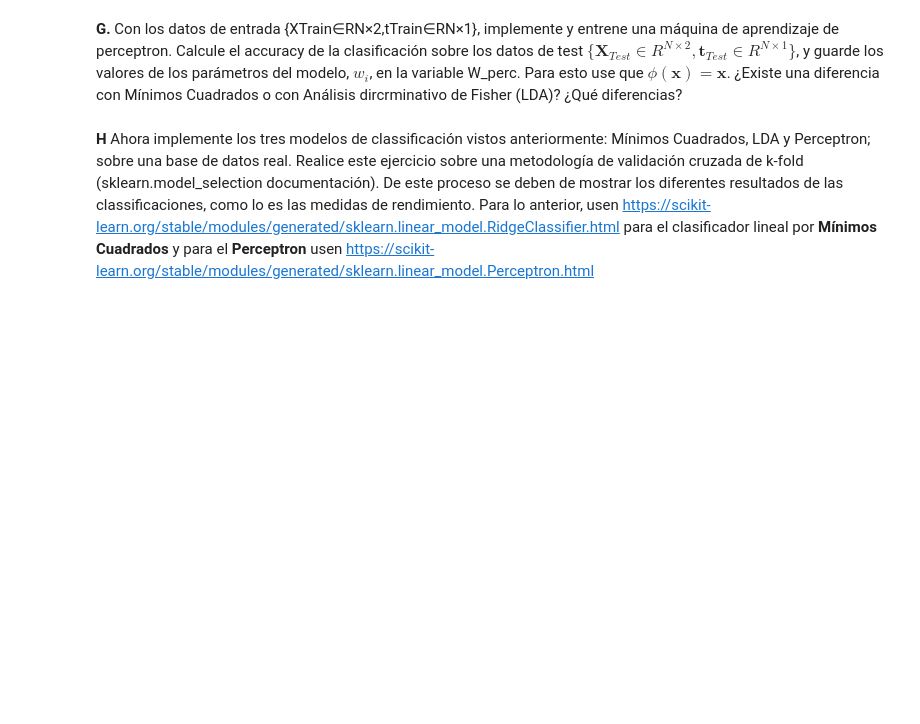
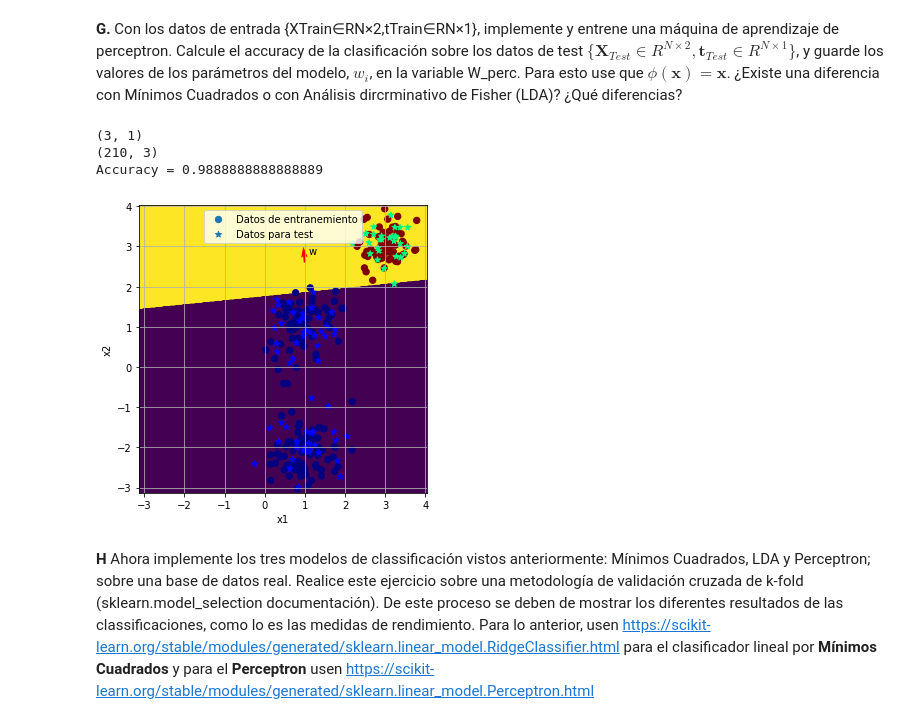
Before and after one commit to SeekingAura/Machine-learning-course-UTP, a Jupyter notebook: Laboratorios/Carlos Arturo Moreno Tabares - Lab03_.ipynb, the cells around one changed output. Drawn from its saved outputs; the diff is of its cells as text; code cells hidden in the pictures; blank space fills up the shorter version.

```diff
--- a/Laboratorios/Carlos Arturo Moreno Tabares - Lab03_.ipynb
+++ b/Laboratorios/Carlos Arturo Moreno Tabares - Lab03_.ipynb
@@ -629,10 +703,40 @@ tol_error = 1e-5
 error = 1
 #%% Your code
 
-W_perc_new = W_perc + eta*Phi*tTrain
-M = np.where(t_est*tTest<0)[0]
+
+#W_perc_new = W_perc + eta*Phi.T@tTrain
+#M = np.where(t_est*tTest<0)[0]
+
+iter_num=0
+
+while True:
+    scr=Phi@W_perc
+    #n=np.where
+
+    # get bad clasifications
+    M=np.where(scr*tTrain<0)[0]
+
+    # If dont exist bad clasifions break
+    if(M.size==0):
+        break
+
+    # T is transpose
+    W_perc_new = W_perc+eta*Phi[M,:].T@tTrain[M]
 
 
+    # error with dot product
+    error=(W_perc_new-W_perc).T@(W_perc_new-W_perc)
+
+    W_perc=W_perc_new
+
+    if(iter_num>max_iter):
+        break
+
+    if(error<tol_error):
+        break
+
+
+    iter_num+=1
 
 
 
@@ -644,32 +748,37 @@ t_est = np.sign(Xtilde_test@W_perc)
 acc = np.mean(tTest==t_est)
 print('Accuracy =',acc)
 #%% Para graficar
 min_x1 = np.min(X) - 0.1
 #min_x2 = np.min(X[:,1]) - 0.1
 max_x1 = np.max(X) + 0.1
 #max_x2 = np.max(X[:,1]) + 0.1
 x1 = np.arange(min_x1,max_x1,0.01)
 x2 = np.arange(min_x1,max_x1,0.01)
 xx1,xx2 = np.meshgrid(x1,x2)
 X_plot = np.concatenate((xx1.reshape(xx1.size,1),xx2.reshape(xx2.size,1)),axis=1)
 X_plot_tilde = np.concatenate((np.ones((xx1.size,1)),X_plot),axis=1)
 t_plot = np.sign(X_plot_tilde@W_perc)
 #t_plot = unoK_2_target(T_plot,labels)7
 fig = plt.figure()
 axes = fig.add_axes([1, 1, 1, 1])
 axes.scatter(X_plot[:,0],X_plot[:,1],c = t_plot,s = 40)
 axes.scatter(Xtrain[:,0],Xtrain[:,1],c=tTrain,s = 40,label='Datos de entranemiento',cmap=plt.cm.jet)
 axes.scatter(Xtest[:,0],Xtest[:,1],c=tTest+200,s = 40,marker='*',cmap=plt.cm.winter,label='Datos para test')
 means = np.mean(X,axis=0)
 axes.quiver(1,2.6,W_perc[1],W_perc[2],color = 'red')
 axes.text(1.1,2.8,'w')
 plt.xlim([min_x1,max_x1])
 plt.ylim([min_x1,max_x1])
 axes.set_aspect('equal', 'box')
 plt.legend()
 plt.grid(True)
 plt.xlabel('x1')
 plt.ylabel('x2')
 plt.show()
+# %% [output]
+(3, 1)
+(210, 3)
+Accuracy = 0.9888888888888889
+[figure, added]
 # %% [markdown]
 **H** Ahora implemente los tres modelos de classificación vistos anteriormente: Mínimos Cuadrados, LDA y Perceptron; sobre una base de datos real. Realice este ejercicio sobre una metodología de validación cruzada de k-fold (sklearn.model_selection documentación). De este proceso se deben de mostrar los diferentes resultados de las classificaciones, como lo es las medidas de rendimiento. Para lo anterior, usen https://scikit-learn.org/stable/modules/generated/sklearn.linear_model.RidgeClassifier.html para el clasificador lineal por **Mínimos Cuadrados** y para el **Perceptron** usen https://scikit-learn.org/stable/modules/generated/sklearn.linear_model.Perceptron.html
```
Also changed, not shown: parts of 11 cells of this notebook.
